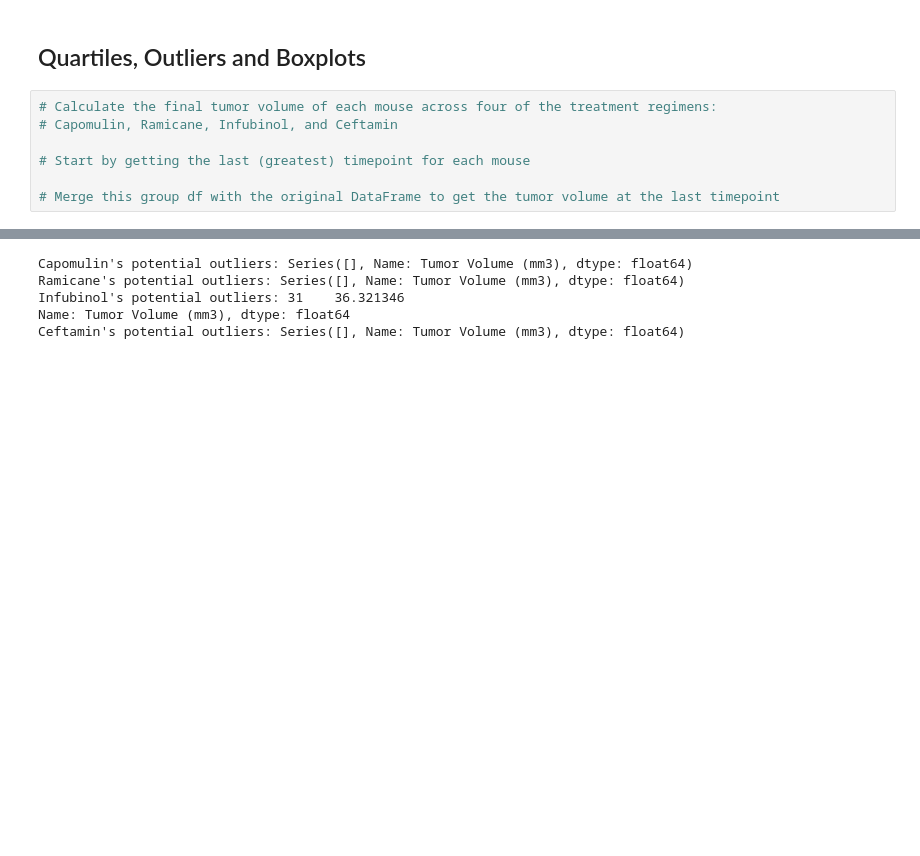
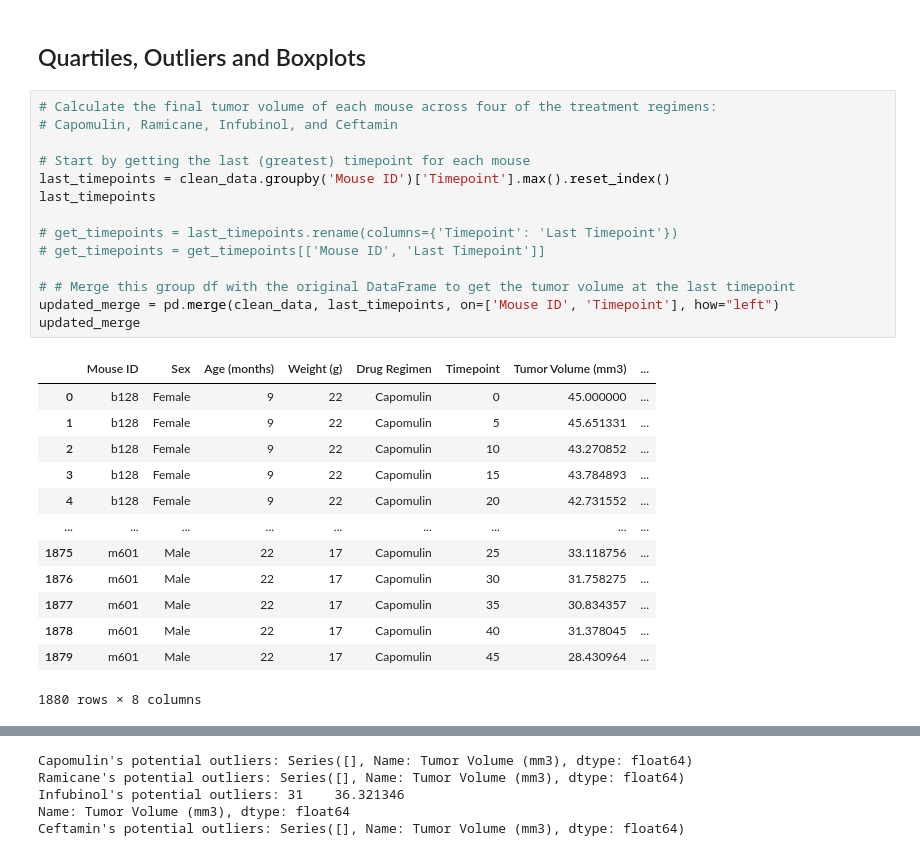
Before and after one commit to alyssahondrade/matplotlib-challenge, a Jupyter notebook: pymaceuticals.ipynb, the cells around one changed output, grey strips where cells are left out. Cells and saved outputs as stored; diff of their text form; blank space fills up the shorter version.

```diff
--- a/pymaceuticals.ipynb
+++ b/pymaceuticals.ipynb
@@ -286,9 +286,30 @@ plt.show()
 # %%
 # Calculate the final tumor volume of each mouse across four of the treatment regimens:
 # Capomulin, Ramicane, Infubinol, and Ceftamin
 
 # Start by getting the last (greatest) timepoint for each mouse
+last_timepoints = clean_data.groupby('Mouse ID')['Timepoint'].max().reset_index()
+last_timepoints
 
-# Merge this group df with the original DataFrame to get the tumor volume at the last timepoint
+# get_timepoints = last_timepoints.rename(columns={'Timepoint': 'Last Timepoint'})
+# get_timepoints = get_timepoints[['Mouse ID', 'Last Timepoint']]
+
+# # Merge this group df with the original DataFrame to get the tumor volume at the last timepoint
+updated_merge = pd.merge(clean_data, last_timepoints, on=['Mouse ID', 'Timepoint'], how="left")
+updated_merge
+# %% [output]
+|  | Mouse ID | Sex | Age (months) | Weight (g) | Drug Regimen | Timepoint | Tumor Volume (mm3) | ... |
+| 0 | b128 | Female | 9 | 22 | Capomulin | 0 | 45.000000 | ... |
+| 1 | b128 | Female | 9 | 22 | Capomulin | 5 | 45.651331 | ... |
+| 2 | b128 | Female | 9 | 22 | Capomulin | 10 | 43.270852 | ... |
+| 3 | b128 | Female | 9 | 22 | Capomulin | 15 | 43.784893 | ... |
+| 4 | b128 | Female | 9 | 22 | Capomulin | 20 | 42.731552 | ... |
+| ... | ... | ... | ... | ... | ... | ... | ... | ... |
+| 1875 | m601 | Male | 22 | 17 | Capomulin | 25 | 33.118756 | ... |
+| 1876 | m601 | Male | 22 | 17 | Capomulin | 30 | 31.758275 | ... |
+| 1877 | m601 | Male | 22 | 17 | Capomulin | 35 | 30.834357 | ... |
+| 1878 | m601 | Male | 22 | 17 | Capomulin | 40 | 31.378045 | ... |
+| 1879 | m601 | Male | 22 | 17 | Capomulin | 45 | 28.430964 | ... |
+1880 rows × 8 columns
 # %%
 # Put treatments into a list for for loop (and later for plot labels)
```
Also changed, not shown: parts of 1 cell of this notebook, 1 other file.
